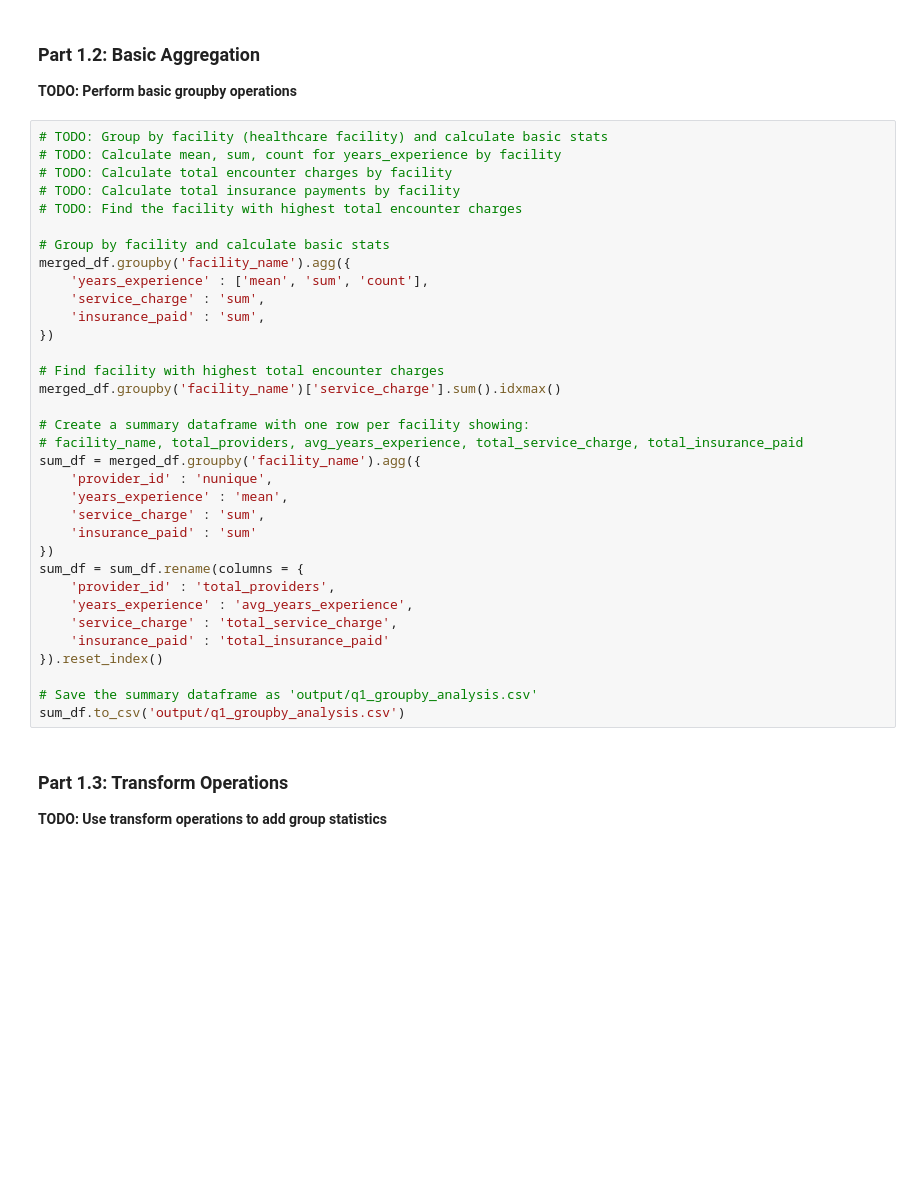
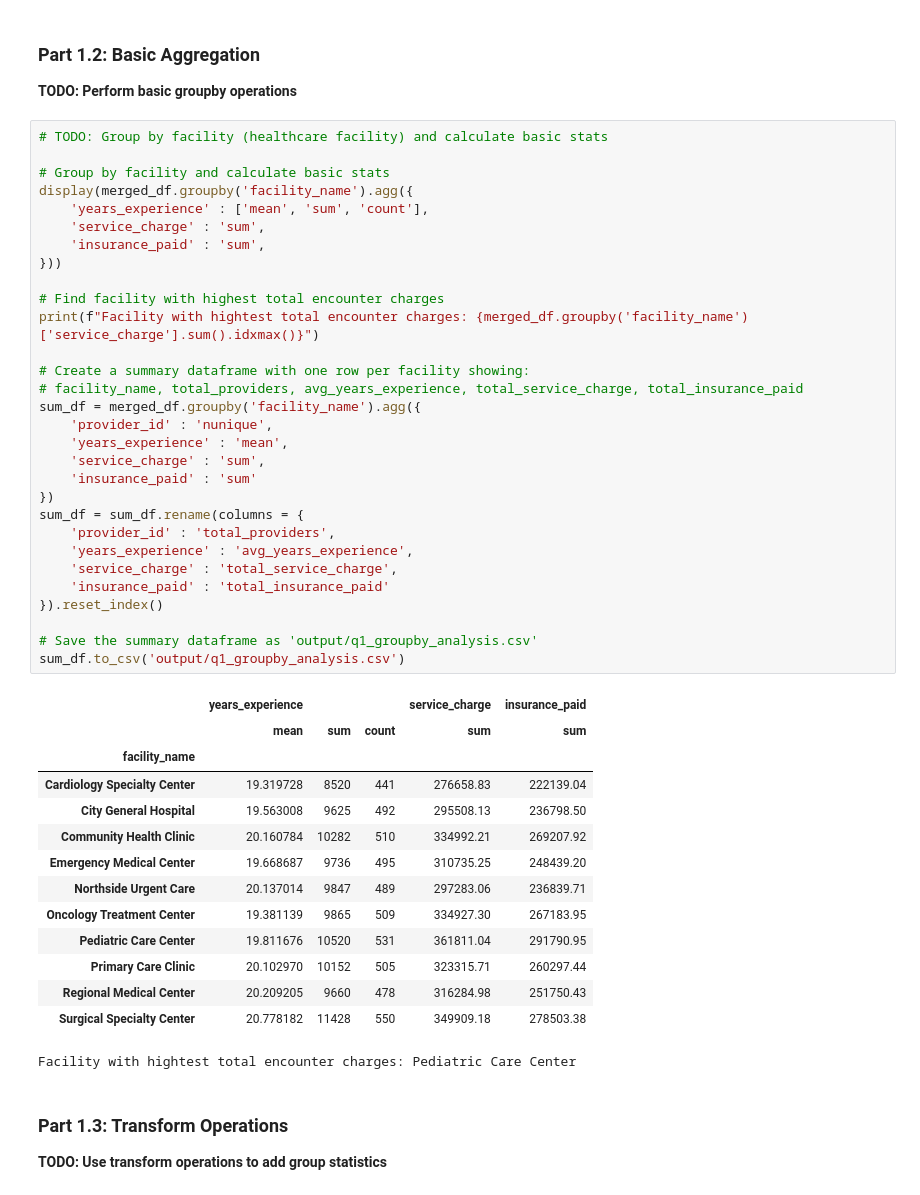
Before and after one commit to UCSF-DataSci/ds217-08-group-filter-and-flow-thomasblakely, a Jupyter notebook: assignment.ipynb, the cells around one changed output. Drawn from its saved outputs; the diff is of its cells as text; blank space fills up the shorter version.

```diff
--- a/assignment.ipynb
+++ b/assignment.ipynb
@@ -85,38 +84,49 @@ Columns:
 **TODO: Perform basic groupby operations**
 # %%
 # TODO: Group by facility (healthcare facility) and calculate basic stats
-# TODO: Calculate mean, sum, count for years_experience by facility
-# TODO: Calculate total encounter charges by facility
-# TODO: Calculate total insurance payments by facility
-# TODO: Find the facility with highest total encounter charges
 
 # Group by facility and calculate basic stats
-merged_df.groupby('facility_name').agg({
+display(merged_df.groupby('facility_name').agg({
     'years_experience' : ['mean', 'sum', 'count'],
     'service_charge' : 'sum',
     'insurance_paid' : 'sum',
-})
+}))
 
 # Find facility with highest total encounter charges
-merged_df.groupby('facility_name')['service_charge'].sum().idxmax()
+print(f"Facility with hightest total encounter charges: {merged_df.groupby('facility_name')['service_charge'].sum().idxmax()}")
 
 # Create a summary dataframe with one row per facility showing:
 # facility_name, total_providers, avg_years_experience, total_service_charge, total_insurance_paid
 sum_df = merged_df.groupby('facility_name').agg({
     'provider_id' : 'nunique',
     'years_experience' : 'mean',
     'service_charge' : 'sum',
     'insurance_paid' : 'sum'
 })
 sum_df = sum_df.rename(columns = {
     'provider_id' : 'total_providers',
     'years_experience' : 'avg_years_experience',
     'service_charge' : 'total_service_charge',
     'insurance_paid' : 'total_insurance_paid'
 }).reset_index()
 
 # Save the summary dataframe as 'output/q1_groupby_analysis.csv'
 sum_df.to_csv('output/q1_groupby_analysis.csv')
+# %% [output]
+|  | years_experience |  |  | service_charge | insurance_paid |
+|  | mean | sum | count | sum | sum |
+| facility_name |  |  |  |  |  |
+| Cardiology Specialty Center | 19.319728 | 8520 | 441 | 276658.83 | 222139.04 |
+| City General Hospital | 19.563008 | 9625 | 492 | 295508.13 | 236798.50 |
+| Community Health Clinic | 20.160784 | 10282 | 510 | 334992.21 | 269207.92 |
+| Emergency Medical Center | 19.668687 | 9736 | 495 | 310735.25 | 248439.20 |
+| Northside Urgent Care | 20.137014 | 9847 | 489 | 297283.06 | 236839.71 |
+| Oncology Treatment Center | 19.381139 | 9865 | 509 | 334927.30 | 267183.95 |
+| Pediatric Care Center | 19.811676 | 10520 | 531 | 361811.04 | 291790.95 |
+| Primary Care Clinic | 20.102970 | 10152 | 505 | 323315.71 | 260297.44 |
+| Regional Medical Center | 20.209205 | 9660 | 478 | 316284.98 | 251750.43 |
+| Surgical Specialty Center | 20.778182 | 11428 | 550 | 349909.18 | 278503.38 |
+Facility with hightest total encounter charges: Pediatric Care Center
 # %% [markdown]
 ### Part 1.3: Transform Operations
 
```
Also changed, not shown: parts of 8 cells of this notebook, 3 other files.
